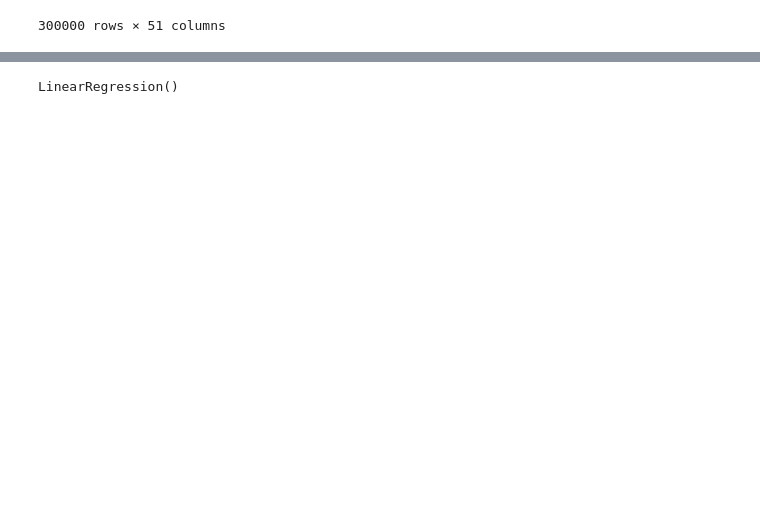
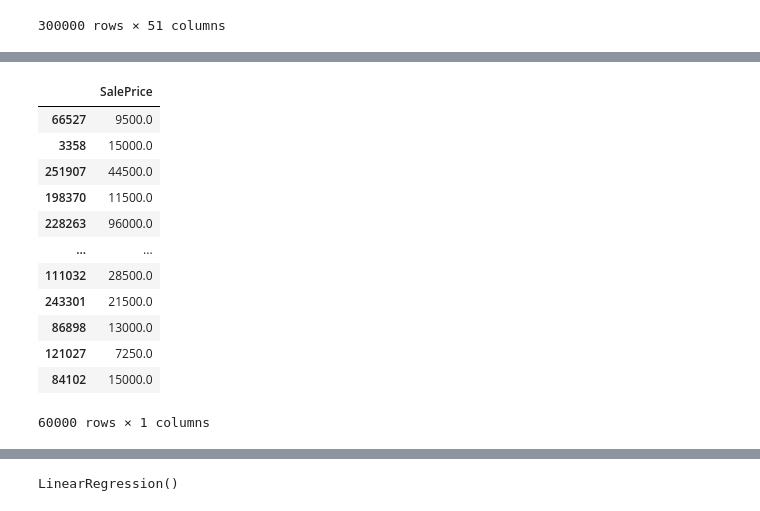
Before and after one commit to manojtomer0709/Machine-Learning-Assignments, a Jupyter notebook: Assignment-1/Linear_Regression_1.ipynb, the cells around one changed output, grey strips where cells are left out. Drawn from its saved outputs; the diff is of its cells as text; code cells hidden in the pictures; blank space fills up the shorter version.

```diff
--- a/Assignment-1/Linear_Regression_1.ipynb
+++ b/Assignment-1/Linear_Regression_1.ipynb
@@ -63,0 +92,16 @@ x_train, x_test, y_train, y_test = train_test_split(df, df_y, test_size=0.2, ran
+# %%
+y_test
+# %% [output]
+|  | SalePrice |
+| 66527 | 9500.0 |
+| 3358 | 15000.0 |
+| 251907 | 44500.0 |
+| 198370 | 11500.0 |
+| 228263 | 96000.0 |
+| ... | ... |
+| 111032 | 28500.0 |
+| 243301 | 21500.0 |
+| 86898 | 13000.0 |
+| 121027 | 7250.0 |
+| 84102 | 15000.0 |
+60000 rows × 1 columns
```
Also changed, not shown: parts of 10 cells of this notebook.
